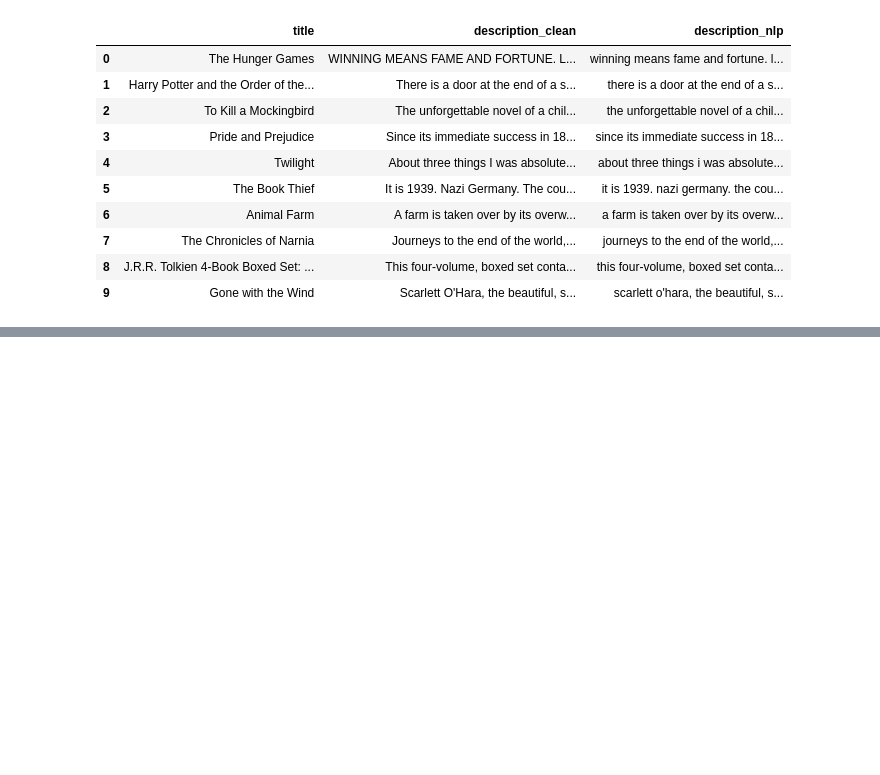
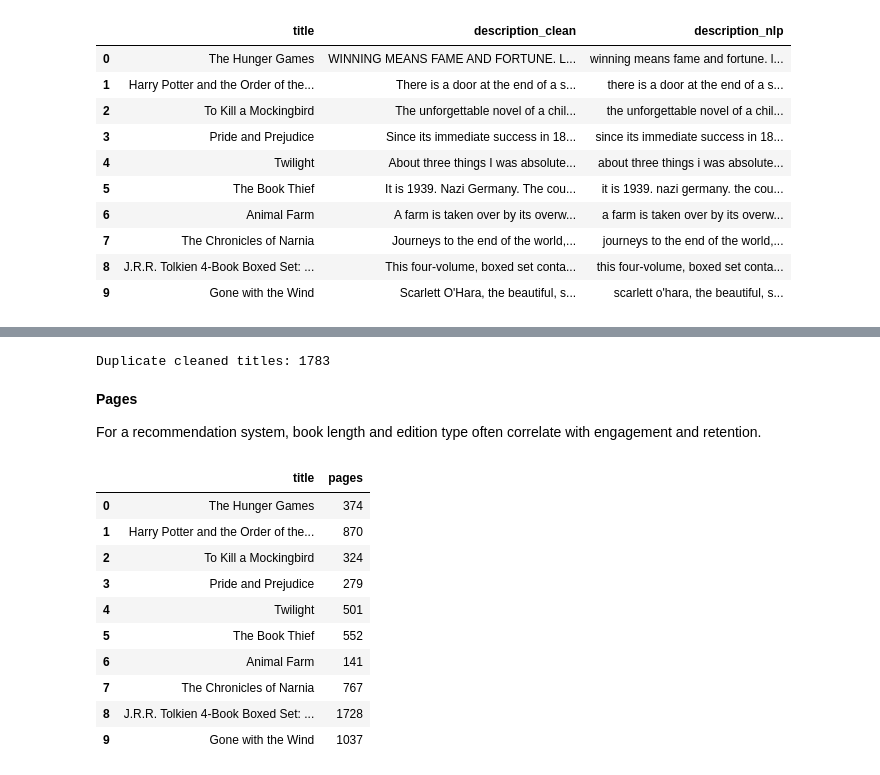
Before and after one commit to larevolucia/bookwise-analytics, a Jupyter notebook: notebooks/02_Data_Cleaning.ipynb, the cells around one changed output, grey strips where cells are left out. Drawn from its saved outputs; the diff is of its cells as text; code cells hidden in the pictures; blank space fills up the shorter version.

```diff
--- a/notebooks/02_Data_Cleaning.ipynb
+++ b/notebooks/02_Data_Cleaning.ipynb
@@ -1356,0 +1374,3 @@ bbe_clean[['title','description_clean','description_nlp']].head(10)
+# %%
+import pandas as pd
+bbe_clean = pd.read_csv('data/interim/bbe/bbe_clean_v10.csv')
@@ -1356,0 +1398,63 @@ bbe_clean[['title','description_clean','description_nlp']].head(10)
+# %%
+import re
+
+def clean_title(title: str) -> str:
+    """
+    Clean book titles for Google Books API queries.
+
+    Steps:
+    - Remove bracketed or parenthetical notes (e.g. '(Box Set)', '[Hardcover]')
+    - Remove common edition/format words
+    - Remove ellipsis or truncated markers
+    - Normalize spaces and lowercase
+    """
+    if not isinstance(title, str):
+        return ""
+
+    text = title.strip()
+
+    # remove bracketed or parenthetical content
+    text = re.sub(r"[\(\[].*?[\)\]]", "", text)
+
+    # remove common edition/format terms
+    text = re.sub(r"\b(box set|collection|illustrated|edition|volume|vol\.|book\s*\d+)\b", "", text, flags=re.IGNORECASE)
+
+    # remove ellipsis or truncation markers
+    text = text.replace("...", "")
+
+    # remove extra punctuation and multiple spaces
+    text = re.sub(r"[^\w\s'\-]", "", text)
+    text = re.sub(r"\s+", " ", text)
+
+    # lowercase for API consistency
+    text = text.strip().lower()
+
+    return text
+# %%
+bbe_clean['title_clean'] = bbe_clean['title'].apply(clean_title)
+bbe_clean['title_clean'].head(10)
+# %%
+# Count how many cleaned titles appear more than once
+dup_titles = bbe_clean[bbe_clean.duplicated(subset='title_clean', keep=False)]
+dup_count = dup_titles['title_clean'].nunique()
+print(f"Duplicate cleaned titles: {dup_count}")
+# %% [output]
+Duplicate cleaned titles: 1783
+# %% [markdown]
+**Pages**
+
+For a recommendation system, book length and edition type often correlate with engagement and retention.
+# %%
+bbe_clean[['title','pages']].head(10)
+# %% [output]
+|  | title | pages |
+| 0 | The Hunger Games | 374 |
+| 1 | Harry Potter and the Order of the... | 870 |
+| 2 | To Kill a Mockingbird | 324 |
+| 3 | Pride and Prejudice | 279 |
+| 4 | Twilight | 501 |
+| 5 | The Book Thief | 552 |
+| 6 | Animal Farm | 141 |
+| 7 | The Chronicles of Narnia | 767 |
+| 8 | J.R.R. Tolkien 4-Book Boxed Set: ... | 1728 |
+| 9 | Gone with the Wind | 1037 |
```
Also changed, not shown: parts of 13 cells of this notebook.
